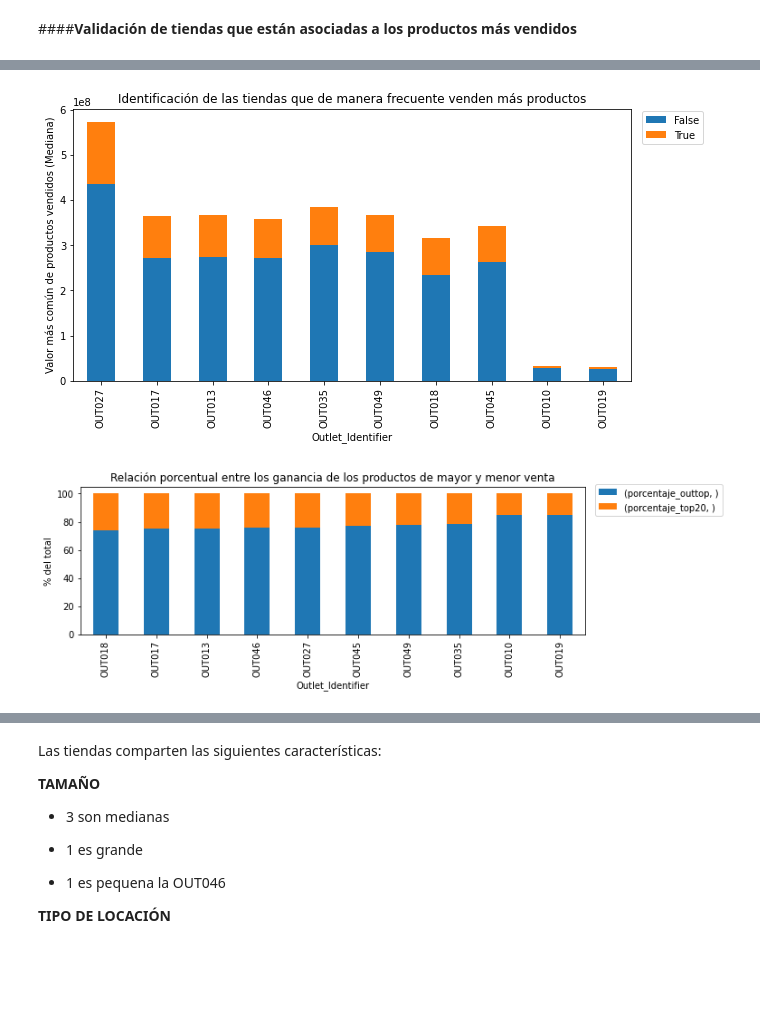
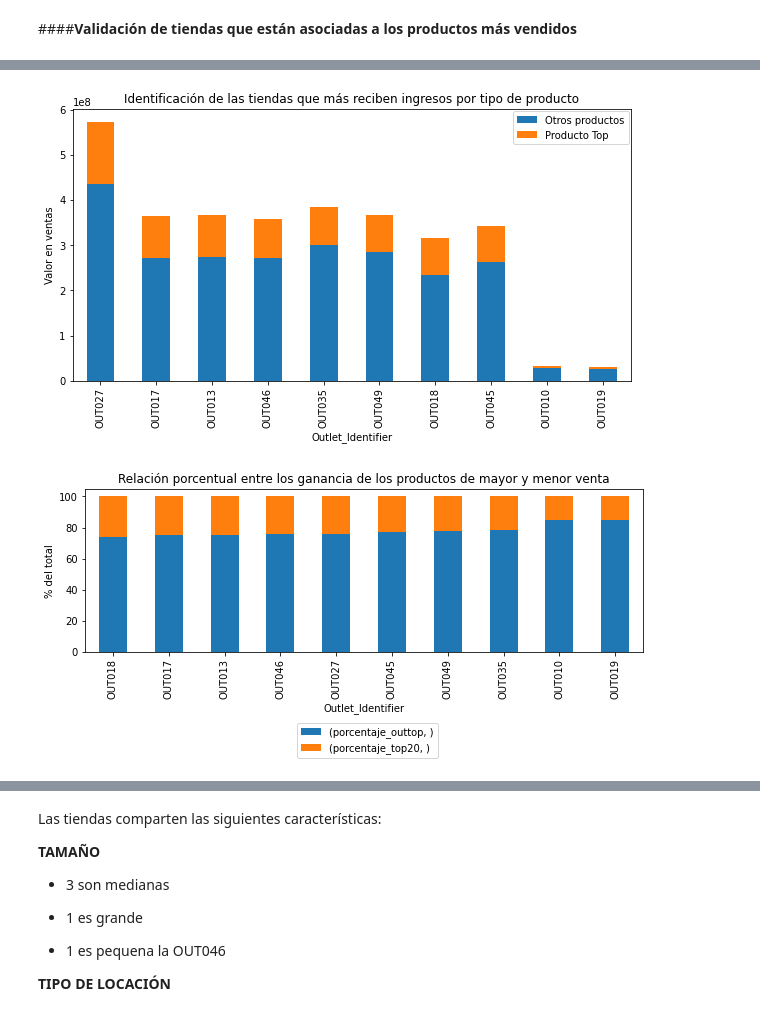
Before and after one commit to smaciasg/Ejercicios_DataScience_Coding_Dojo, a Jupyter notebook: Predicciones_de_ventas_alimenticias.ipynb, the cells around one changed output, grey strips where cells are left out. Drawn from its saved outputs; the diff is of its cells as text; code cells hidden in the pictures; blank space fills up the shorter version.

```diff
--- a/Predicciones_de_ventas_alimenticias.ipynb
+++ b/Predicciones_de_ventas_alimenticias.ipynb
@@ -786,6 +786,6 @@ Nota: tenga presente que el punto de corte al 20% y 80% es entre la línea verti
 # %%
 # Usaremos el DataFrame creado solo con estos productos
 
-data_predicciones['producto_20top'] = [True if data_predicciones['Item_Identifier'][i] in lista_productos_mas_vendidos else False for i in range(len(data_predicciones))]
+data_predicciones['producto_20top'] = ['Producto Top' if data_predicciones['Item_Identifier'][i] in lista_productos_mas_vendidos else 'Otros productos' for i in range(len(data_predicciones))]
 # %%
 # Creación de la copia del dataframe solo con los datos que poseen las características deseadas
@@ -891,15 +893,15 @@ plt.show()
 # %%
 #Ahora describimos el comportamiento en función de los ingresos de las tiendas, para ver si se mantiene el comportamiento
 data_top_total = data_predicciones.pivot_table(index=['Outlet_Identifier'],columns=['producto_20top'] ,values=['valor_venta'], aggfunc=np.sum, fill_value=0 )
-data_top_total['total_top'] = data_top_total['valor_venta'][1]
+data_top_total['total_top'] = data_top_total['valor_venta']['Producto Top']
 data_top_total= data_top_total.sort_values(by='total_top', ascending=False).plot(kind='bar',stacked=True, figsize=(10,5),y='valor_venta')
-plt.title('Identificación de las tiendas que más reciben ingresos')
+plt.title('Identificación de las tiendas que más reciben ingresos por tipo de producto')
 plt.ylabel('Valor en ventas')
-plt.legend(loc=(1.02,0.87))
+plt.legend(loc=(0.79,0.87))
 plt.show()
 #Es claro que la tienda que más recibe ingresos por los productos TOP es la tienda OUT027, seguida de la OUT017 y OUT013.
 # %% [output]
-[figure, old version]
+[figure, new version]
 # %%
 # Tabla dinámica para conocer la relación de ingresos de los productos
 data_tiendas=data_predicciones.pivot_table(index=['Outlet_Identifier'],columns=['producto_20top'] ,values=['valor_venta'], aggfunc=np.sum, fill_value=0 )
@@ -914,13 +916,13 @@ data_tiendas = data_tiendas.sort_values(by='porcentaje_top20', ascending=False)
 data_tiendas.loc[:,['porcentaje_outtop','porcentaje_top20']].plot(kind='bar',stacked=True, figsize=(10,3))
 plt.ylabel('% del total')
 plt.title('Relación porcentual entre los ganancia de los productos de mayor y menor venta')
-plt.legend(loc=(1.02,0.8))
+plt.legend(loc=(0.38,-0.65))
 plt.show()
 #A pesar de no tener los ingresos totales más altos, para la tienda OUT018 los ingresos por los porductos TOP representa aproximadamente
 #el 20 de sus ingresos.
 #Finalmente podemos concluir que las tiendas OUT:017-013-046-018-027, son las que tienen las características necesarias para patenciar las ventas
 # %% [output]
-[figure, old version]
+[figure, new version]
 # %%
 data_predicciones.groupby(['Outlet_Identifier','Outlet_Establishment_Year',	'Outlet_Size',	'Outlet_Location_Type',	'Outlet_Type'])[['valor_venta']].mean().sort_values(by='valor_venta', ascending=False)
 # %% [output]
```
Also changed, not shown: parts of 155 cells of this notebook.
